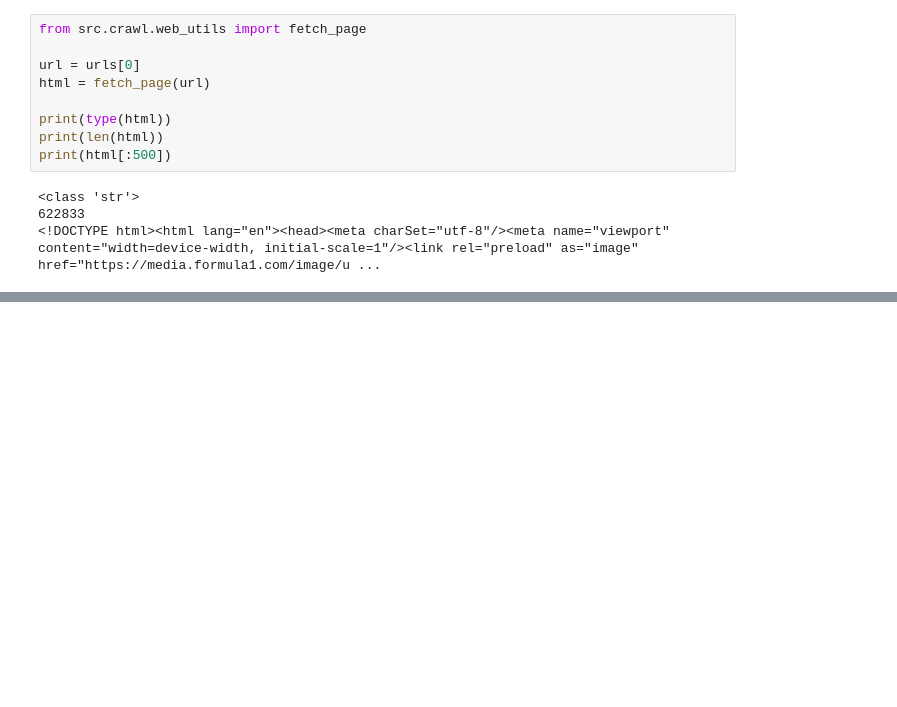
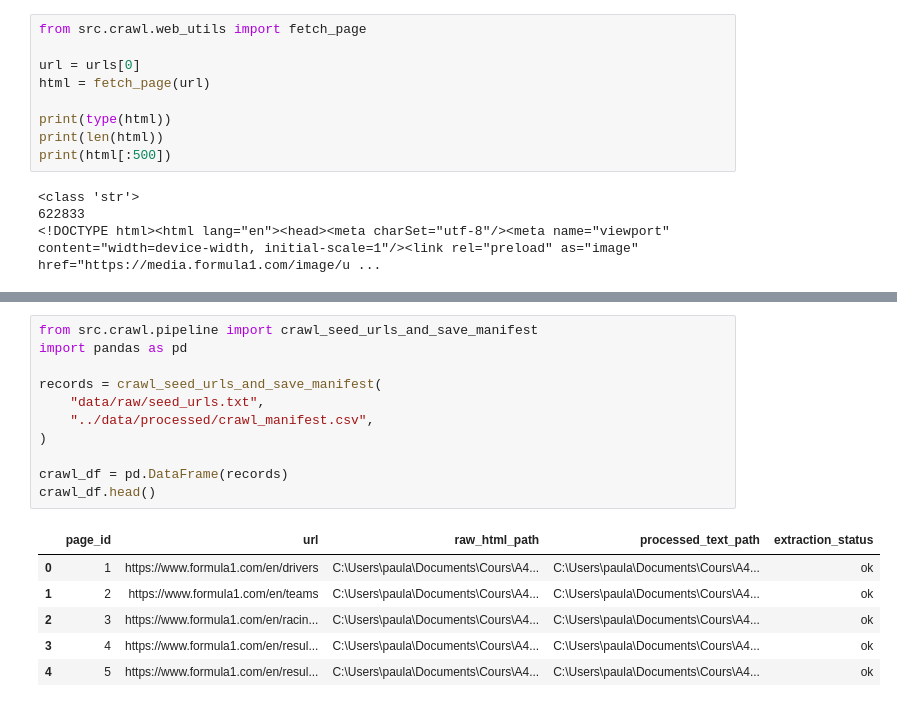
Before and after one commit to Paul-An/f1_semantic_web_project, a Jupyter notebook: notebooks/crawl_test.ipynb, the cells around one changed output, grey strips where cells are left out. Saved outputs shown, nothing was run; the diff lists cells and outputs as text; blank space fills up the shorter version.

```diff
--- a/notebooks/crawl_test.ipynb
+++ b/notebooks/crawl_test.ipynb
@@ -41,0 +287,18 @@ print(html[:500])
+# %%
+from src.crawl.pipeline import crawl_seed_urls_and_save_manifest
+import pandas as pd
+
+records = crawl_seed_urls_and_save_manifest(
+    "data/raw/seed_urls.txt",
+    "../data/processed/crawl_manifest.csv",
+)
+
+crawl_df = pd.DataFrame(records)
+crawl_df.head()
+# %% [output]
+|  | page_id | url | raw_html_path | processed_text_path | extraction_status |
+| 0 | 1 | https://www.formula1.com/en/drivers | C:\Users\paula\Documents\Cours\A4... | C:\Users\paula\Documents\Cours\A4... | ok |
+| 1 | 2 | https://www.formula1.com/en/teams | C:\Users\paula\Documents\Cours\A4... | C:\Users\paula\Documents\Cours\A4... | ok |
+| 2 | 3 | https://www.formula1.com/en/racin... | C:\Users\paula\Documents\Cours\A4... | C:\Users\paula\Documents\Cours\A4... | ok |
+| 3 | 4 | https://www.formula1.com/en/resul... | C:\Users\paula\Documents\Cours\A4... | C:\Users\paula\Documents\Cours\A4... | ok |
+| 4 | 5 | https://www.formula1.com/en/resul... | C:\Users\paula\Documents\Cours\A4... | C:\Users\paula\Documents\Cours\A4... | ok |
```
Also changed, not shown: parts of 15 cells of this notebook, 5 other files.
